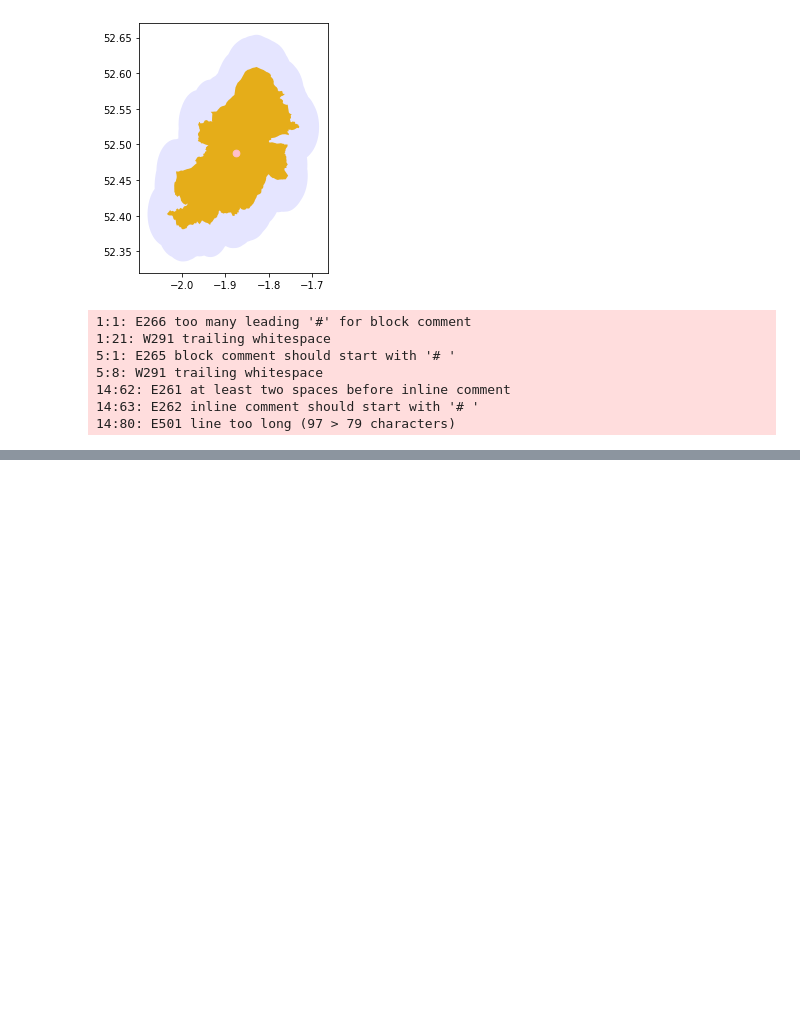
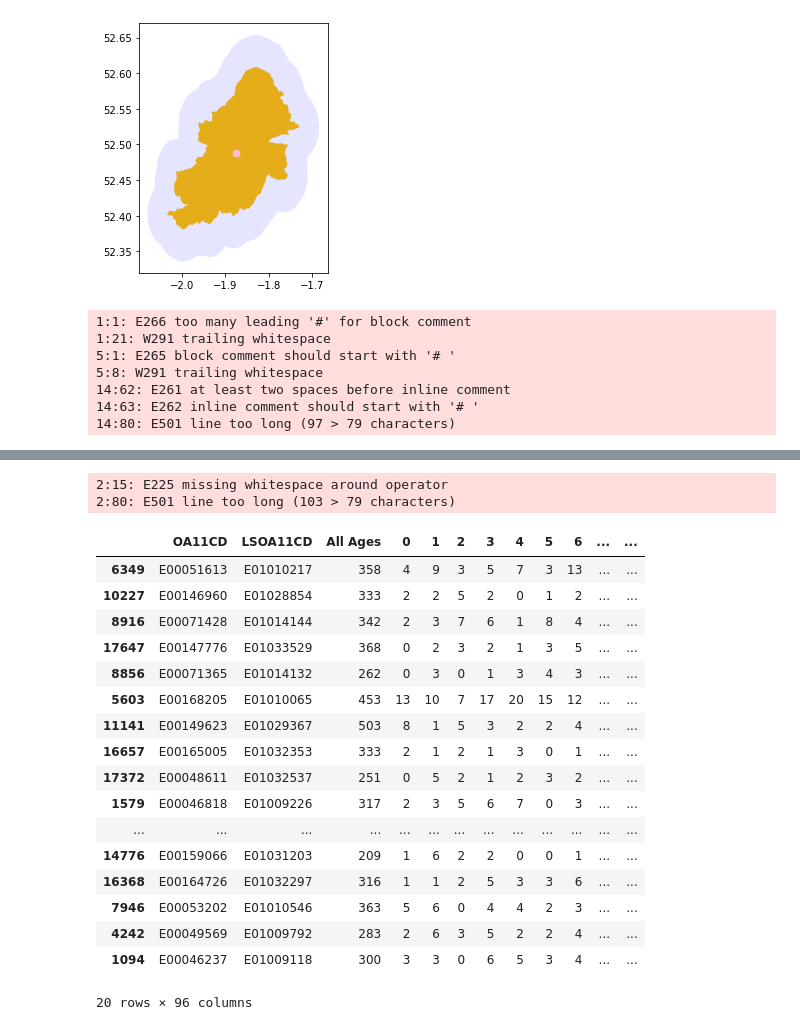
Before and after one commit to ONSdigital/SDG_11.2.1, a Jupyter notebook: SDG_11.2.1.ipynb, the cells around one changed output, grey strips where cells are left out. Drawn from its saved outputs; the diff is of its cells as text; code cells hidden in the pictures; blank space fills up the shorter version.

Commit message:
left join on OA code into the WM-filtered population data

```diff
--- a/SDG_11.2.1.ipynb
+++ b/SDG_11.2.1.ipynb
@@ -274,4 +274,4 @@ Wmids_pop_df = pd.read_csv(os.path.join
 uk_pop_wtd_centr_df = (geo_df_from_geospatialfile
                        (os.path.join
                         (data_dir,
-                         'pop_weighted_centroids'))
+                         'pop_weighted_centroids')))
@@ -282,0 +292,27 @@ ValueError: too many values to unpack (expected 3)
+# %%
+# Joining the population dataframe to the centroids dataframe
+Wmids_pop_df =Wmids_pop_df.join(other=uk_pop_wtd_centr_df.set_index('OA11CD'), on='OA11CD', how='left')
+# %% [output]
+2:15: E225 missing whitespace around operator
+2:80: E501 line too long (103 > 79 characters)
+# %%
+Wmids_pop_df.sample(20)
+# %% [output]
+|  | OA11CD | LSOA11CD | All Ages | 0 | 1 | 2 | 3 | 4 | 5 | 6 | ... | ... |
+| 6349 | E00051613 | E01010217 | 358 | 4 | 9 | 3 | 5 | 7 | 3 | 13 | ... | ... |
+| 10227 | E00146960 | E01028854 | 333 | 2 | 2 | 5 | 2 | 0 | 1 | 2 | ... | ... |
+| 8916 | E00071428 | E01014144 | 342 | 2 | 3 | 7 | 6 | 1 | 8 | 4 | ... | ... |
+| 17647 | E00147776 | E01033529 | 368 | 0 | 2 | 3 | 2 | 1 | 3 | 5 | ... | ... |
+| 8856 | E00071365 | E01014132 | 262 | 0 | 3 | 0 | 1 | 3 | 4 | 3 | ... | ... |
+| 5603 | E00168205 | E01010065 | 453 | 13 | 10 | 7 | 17 | 20 | 15 | 12 | ... | ... |
+| 11141 | E00149623 | E01029367 | 503 | 8 | 1 | 5 | 3 | 2 | 2 | 4 | ... | ... |
+| 16657 | E00165005 | E01032353 | 333 | 2 | 1 | 2 | 1 | 3 | 0 | 1 | ... | ... |
+| 17372 | E00048611 | E01032537 | 251 | 0 | 5 | 2 | 1 | 2 | 3 | 2 | ... | ... |
+| 1579 | E00046818 | E01009226 | 317 | 2 | 3 | 5 | 6 | 7 | 0 | 3 | ... | ... |
+| ... | ... | ... | ... | ... | ... | ... | ... | ... | ... | ... | ... | ... |
+| 14776 | E00159066 | E01031203 | 209 | 1 | 6 | 2 | 2 | 0 | 0 | 1 | ... | ... |
+| 16368 | E00164726 | E01032297 | 316 | 1 | 1 | 2 | 5 | 3 | 3 | 6 | ... | ... |
+| 7946 | E00053202 | E01010546 | 363 | 5 | 6 | 0 | 4 | 4 | 2 | 3 | ... | ... |
+| 4242 | E00049569 | E01009792 | 283 | 2 | 6 | 3 | 5 | 2 | 2 | 4 | ... | ... |
+| 1094 | E00046237 | E01009118 | 300 | 3 | 3 | 0 | 6 | 5 | 3 | 4 | ... | ... |
+20 rows × 96 columns
```
Also changed, not shown: parts of 2 cells of this notebook, 6 other files.
